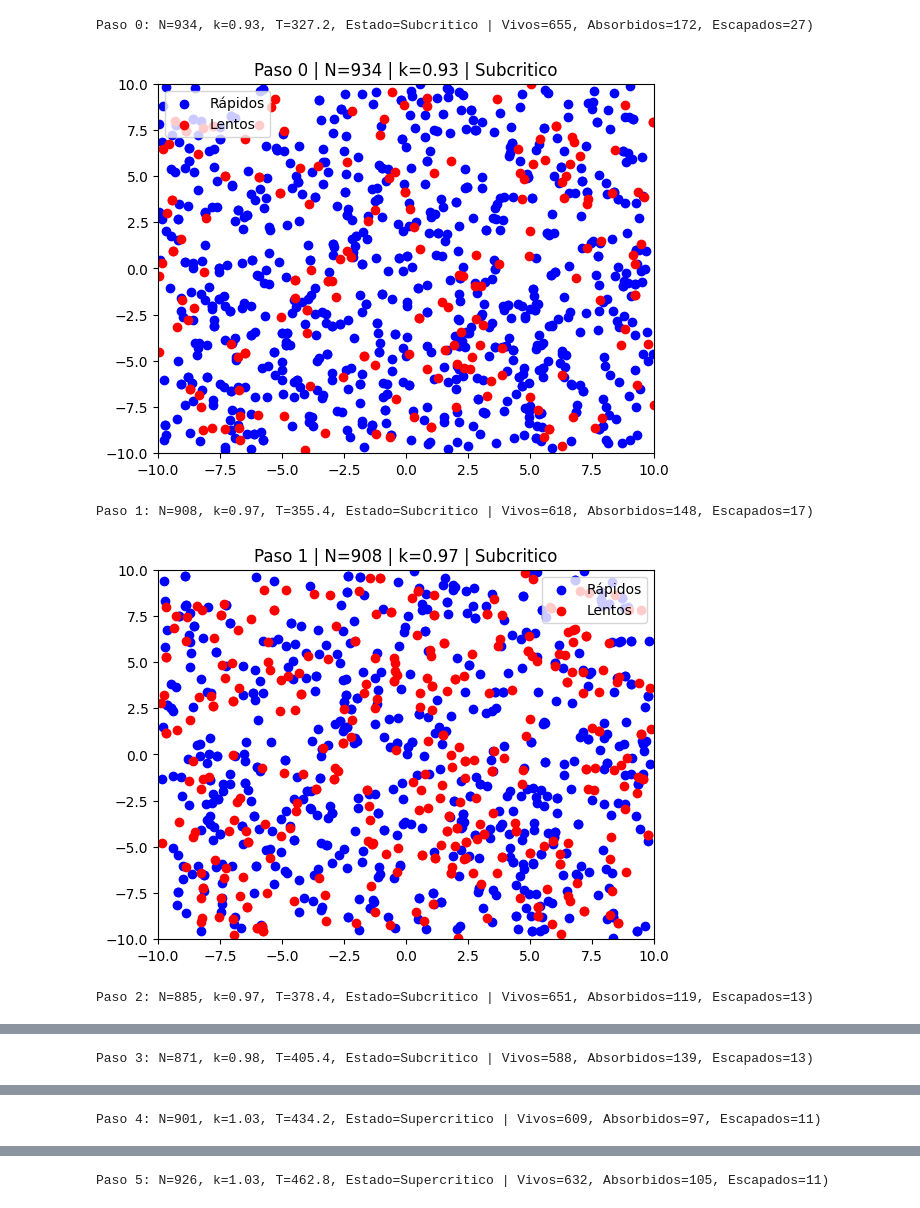
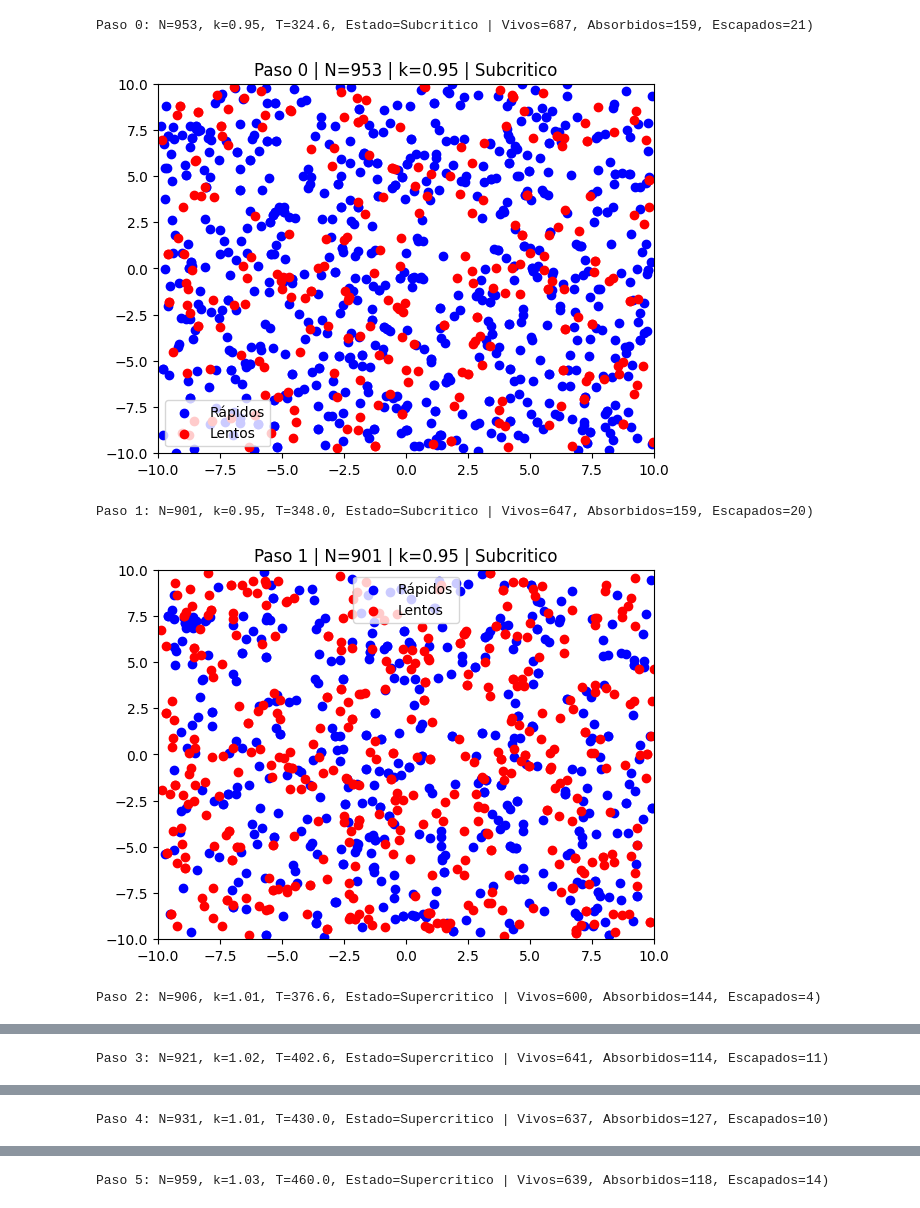
Before and after one commit to adampolanco10-ux/reactor-nuclear-proyecto, a Jupyter notebook: reactor nuclear.ipynb, the cells around one changed output, grey strips where cells are left out. Drawn from its saved outputs; the diff is of its cells as text; code cells hidden in the pictures.

```diff
--- a/reactor nuclear.ipynb
+++ b/reactor nuclear.ipynb
@@ -71,8 +71,8 @@ import numpy as np
 num_inicial = 1000
 prob_fision = 0.7
 prob_muerte = 0.3
-neutrones_por_fision = 1.9
-agua_litros = 2000
+neutrones_por_fision = 2
+agua_litros = 3000
 prob_moderacion = min(agua_litros / 10000, 1)
 pasos = 10
 limite =10
@@ -88,6 +88,7 @@ materiales = {
 
         }
 control = 0.6
+
 
 # -----------------------------
 # INICIALIZACIÓN
@@ -314,35 +315,35 @@ plt.title("Evolución de neutrones rápidos vs lentos")
 plt.xlabel("Paso")
 plt.ylabel("Cantidad")
 
 plt.grid()
 plt.show()
 plt.figure(figsize=(8,5))
 plt.plot(historial_k, marker='o', color='green')
 plt.axhline(y=1, linestyle='--')
 
 plt.xlabel("Paso")
 plt.ylabel("Factor k")
 plt.title("Evolución del factor de multiplicación k")
 
 plt.grid()
 plt.show()
 plt.figure(figsize=(10,6))
 plt.plot(historial_T, label="Temperatura")
 plt.xlabel("Paso")
 plt.ylabel("Temperatura")
 plt.title("Evolución de la temperatura")
 plt.legend()
 plt.grid()
 plt.show()
 promedio = np.mean(historial_flujo, axis=0)
 plt.bar(range(1, 8), promedio)
 plt.xlabel("Grupo de energia")
 plt.ylabel("Flujo neutronico")
 plt.title("Espectro neutronico")
 plt.show()
 # %% [output]
-Paso 0: N=934, k=0.93, T=327.2, Estado=Subcritico | Vivos=655, Absorbidos=172, Escapados=27)
+Paso 0: N=953, k=0.95, T=324.6, Estado=Subcritico | Vivos=687, Absorbidos=159, Escapados=21)
-[figure, old version]
+[figure, new version]
-Paso 1: N=908, k=0.97, T=355.4, Estado=Subcritico | Vivos=618, Absorbidos=148, Escapados=17)
+Paso 1: N=901, k=0.95, T=348.0, Estado=Subcritico | Vivos=647, Absorbidos=159, Escapados=20)
-[figure, old version]
+[figure, new version]
-Paso 2: N=885, k=0.97, T=378.4, Estado=Subcritico | Vivos=651, Absorbidos=119, Escapados=13)
+Paso 2: N=906, k=1.01, T=376.6, Estado=Supercritico | Vivos=600, Absorbidos=144, Escapados=4)
@@ -350 +351 @@ Paso 2: N=885, k=0.97, T=378.4, Estado=Subcritico | Vivos=651, Absorbidos=119, E
-Paso 3: N=871, k=0.98, T=405.4, Estado=Subcritico | Vivos=588, Absorbidos=139, Escapados=13)
+Paso 3: N=921, k=1.02, T=402.6, Estado=Supercritico | Vivos=641, Absorbidos=114, Escapados=11)
@@ -352 +353 @@ Paso 3: N=871, k=0.98, T=405.4, Estado=Subcritico | Vivos=588, Absorbidos=139, E
-Paso 4: N=901, k=1.03, T=434.2, Estado=Supercritico | Vivos=609, Absorbidos=97, Escapados=11)
+Paso 4: N=931, k=1.01, T=430.0, Estado=Supercritico | Vivos=637, Absorbidos=127, Escapados=10)
@@ -354 +355 @@ Paso 4: N=901, k=1.03, T=434.2, Estado=Supercritico | Vivos=609, Absorbidos=97,
-Paso 5: N=926, k=1.03, T=462.8, Estado=Supercritico | Vivos=632, Absorbidos=105, Escapados=11)
+Paso 5: N=959, k=1.03, T=460.0, Estado=Supercritico | Vivos=639, Absorbidos=118, Escapados=14)
```
Also changed, not shown: parts of 2 cells of this notebook.
